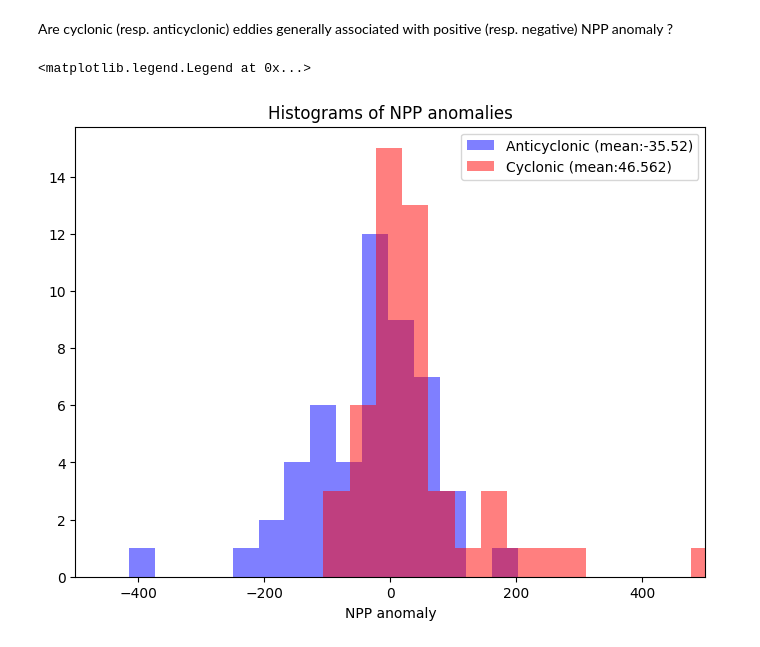
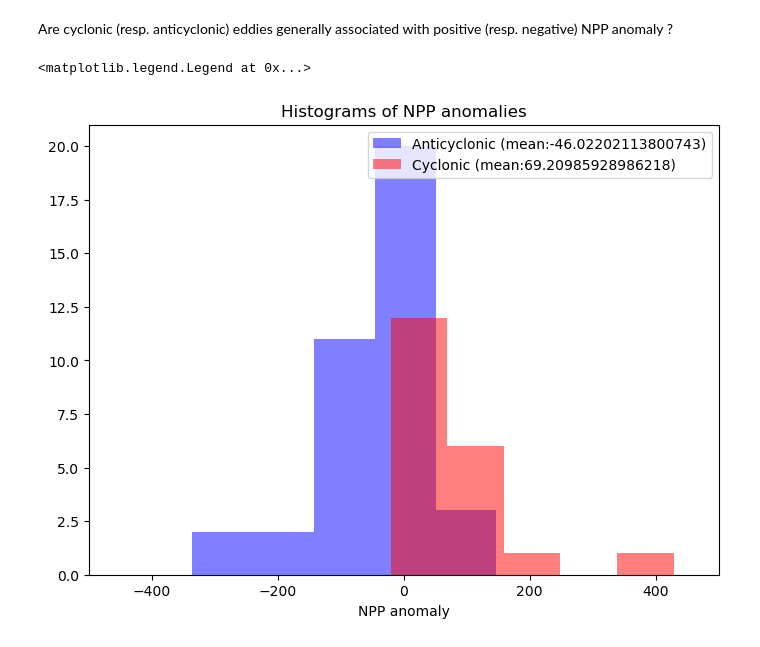
Before and after one commit to takaito1/MITgcm_GoA, a Jupyter notebook: collocation.ipynb, the cells around one changed output. Drawn from its saved outputs; the diff is of its cells as text; code cells hidden in the pictures.

```diff
--- a/collocation.ipynb
+++ b/collocation.ipynb
@@ -157,5 +157,5 @@ update_axes(ax, m, unit="[m]")
 # The eddy detection takes ssh, u, v velocities as input
 #  additional input is date and step between two layers
 # -----------------------------------------------------------
-a, c = npp.eddy_identification("adt", "u", "v", date, 0.005)
+a, c = npp.eddy_identification("adt", "u", "v", date, 0.01)
 # %% [output]
@@ -191,16 +191,16 @@ Are cyclonic (resp. anticyclonic) eddies generally associated with positive (res
 # %%
 fig = plt.figure(figsize=(7, 5))
 ax = fig.add_axes([0.05, 0.05, 0.90, 0.90])
 ax.set_xlabel("NPP anomaly")
 #ax.set_xlim([0, 2000])
 ax.set_xlim([-500, 500])
 ax.set_title("Histograms of NPP anomalies")
 ax.hist(
-    anom_a, 15, alpha=.5, color="b", label="Anticyclonic (mean:%s)" % round(anom_a.mean(),3)
+    anom_a, 5, alpha=.5, color="b", label="Anticyclonic (mean:%s)" % (anom_a.mean())
 )
-ax.hist(anom_c, 15, alpha=.5, color="r", label="Cyclonic (mean:%s)" % round(anom_c.mean(),3) )
+ax.hist(anom_c, 5, alpha=.5, color="r", label="Cyclonic (mean:%s)" % (anom_c.mean()))
 ax.legend()
 # %% [output]
 <matplotlib.legend.Legend at 0x...>
-[figure, old version]
+[figure, new version]
 # %% [markdown]
```
Also changed, not shown: parts of 15 cells of this notebook.
